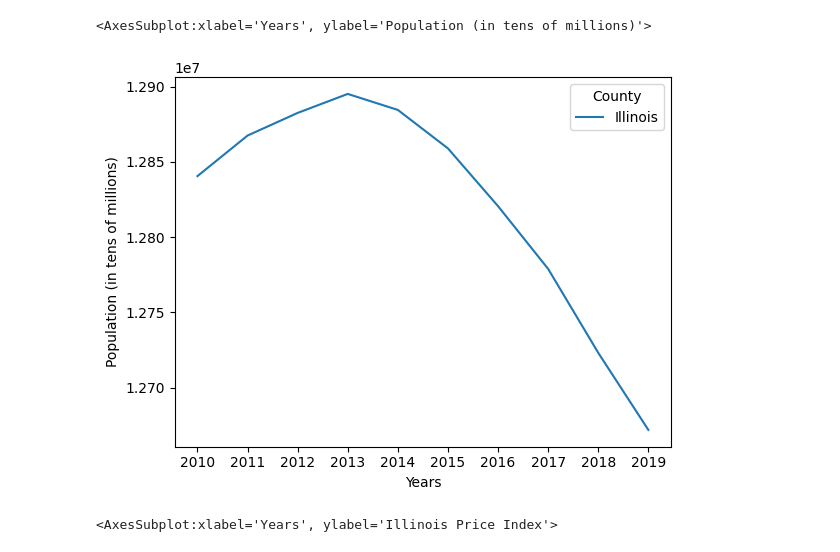
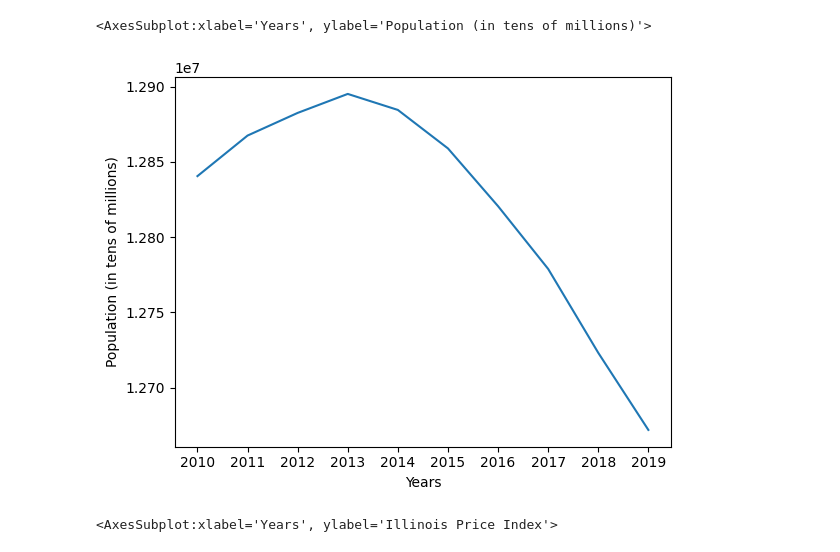
Before and after one commit to biancaatienza/418-project, a Jupyter notebook: Untitled.ipynb, the cells around one changed output. Drawn from its saved outputs; the diff is of its cells as text; code cells hidden in the pictures.

```diff
--- a/Untitled.ipynb
+++ b/Untitled.ipynb
@@ -7,17 +7,18 @@ import matplotlib.pyplot as plt
 # %%
 populationData1 = pd.read_csv("populationData1.csv")
 populationData2 = pd.read_csv("populationDataChange2018to2019.csv")
 
 
 illinoisPopulationData = populationData1.iloc[[0]].drop(['Census', 'Estimates Base'], axis=1)
 illinoisPopulationData.replace(',','', regex=True, inplace=True)
 illinoisPopulationData = illinoisPopulationData.astype({'2010':'int','2011':'int','2012':'int','2013':'int','2014':'int','2015':'int','2016':'int','2017':'int','2018':'int','2019':'int'})
 data = illinoisPopulationData.melt('County', var_name='Years', value_name='Population (in tens of millions)')
+data = data.rename(columns={'County': 'State'})
 data
-sns.lineplot(x='Years', y='Population (in tens of millions)', hue='County', data=data)
+sns.lineplot(x='Years', y='Population (in tens of millions)', data=data)
 # %% [output]
 <AxesSubplot:xlabel='Years', ylabel='Population (in tens of millions)'>
-[figure, old version]
+[figure, new version]
 # %%
 priceIndexData = pd.read_csv("illinoisConsumerPriceIndex.csv")
 priceIndexDataTable = priceIndexData.filter(items=['Year','Annual'])
```
Also changed, not shown: parts of 2 cells of this notebook.
